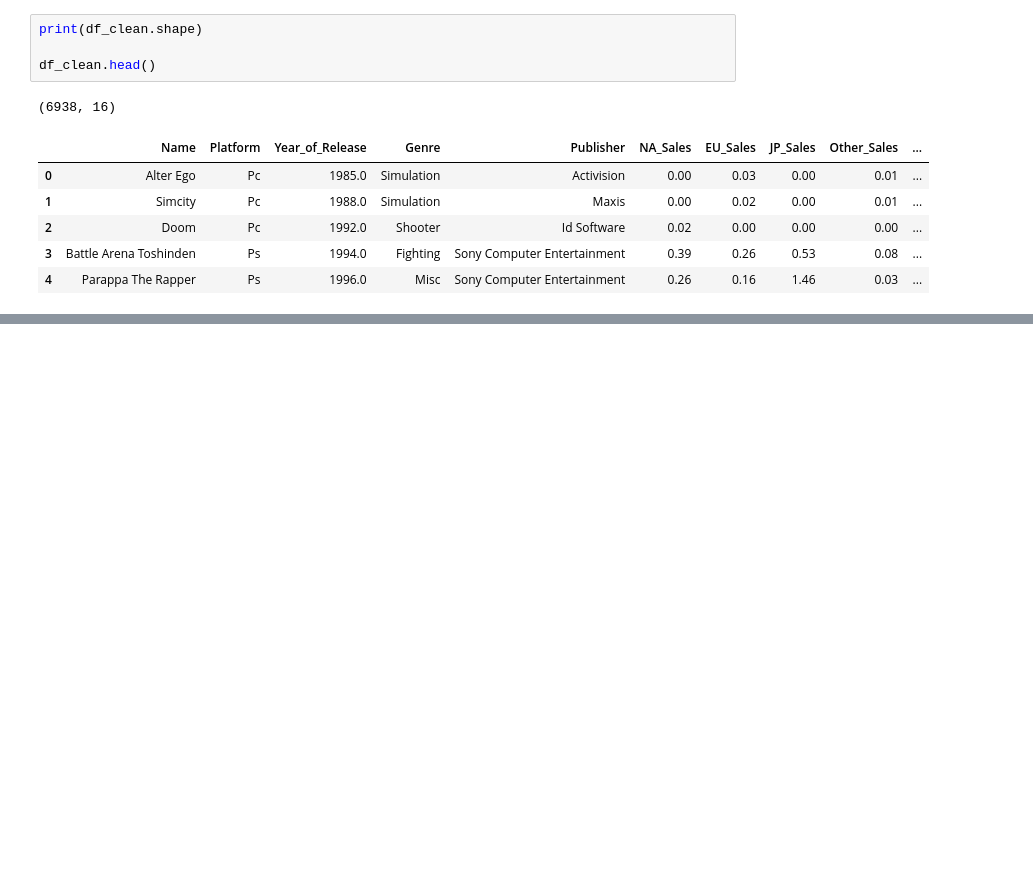
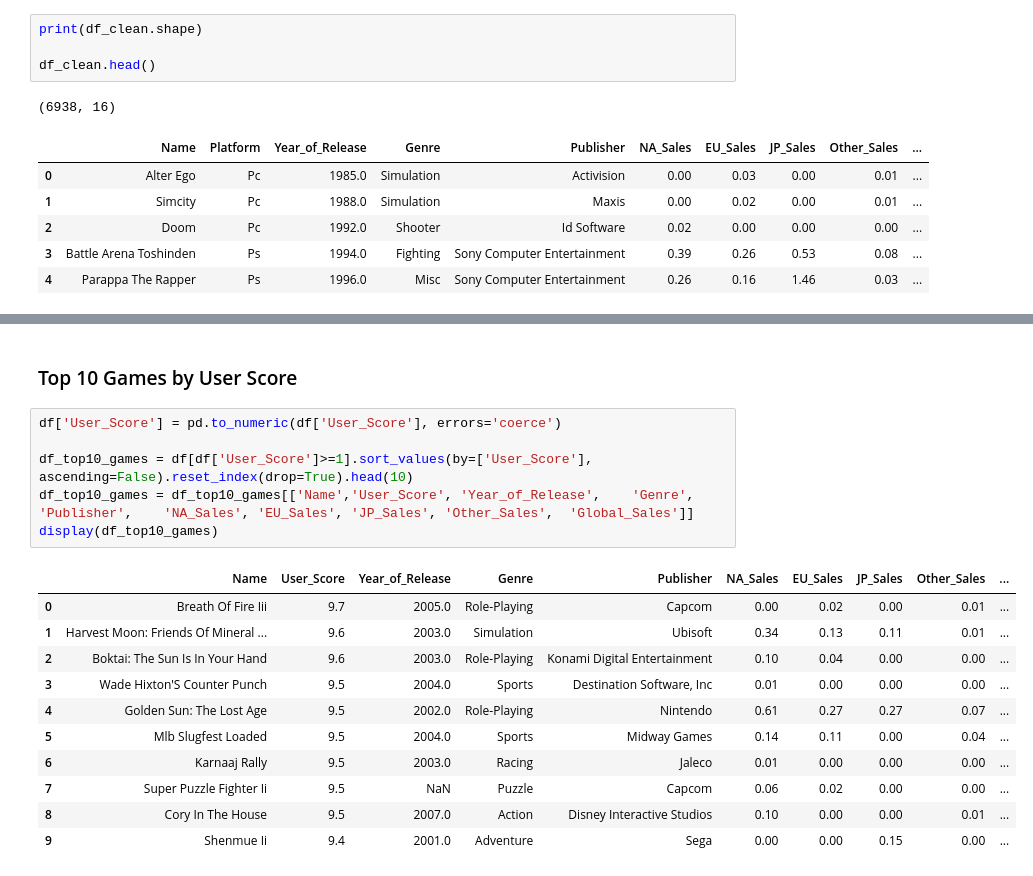
Before and after one commit to renan-peres/mfin-python-data-analysts, a Jupyter notebook: Final - Renan Peres.ipynb, the cells around one changed output, grey strips where cells are left out. Saved outputs shown, nothing was run; the diff lists cells and outputs as text; blank space fills up the shorter version.

```diff
--- a/Final - Renan Peres.ipynb
+++ b/Final - Renan Peres.ipynb
@@ -785,0 +581,20 @@ age_counts.plot(kind='bar')
+# %% [markdown]
+### Top 10 Games by User Score
+# %%
+df['User_Score'] = pd.to_numeric(df['User_Score'], errors='coerce')
+
+df_top10_games = df[df['User_Score']>=1].sort_values(by=['User_Score'], ascending=False).reset_index(drop=True).head(10)
+df_top10_games = df_top10_games[['Name','User_Score', 'Year_of_Release',	'Genre',	'Publisher',	'NA_Sales',	'EU_Sales',	'JP_Sales',	'Other_Sales',	'Global_Sales']]
+display(df_top10_games)
+# %% [output]
+|  | Name | User_Score | Year_of_Release | Genre | Publisher | NA_Sales | EU_Sales | JP_Sales | Other_Sales | ... |
+| 0 | Breath Of Fire Iii | 9.7 | 2005.0 | Role-Playing | Capcom | 0.00 | 0.02 | 0.00 | 0.01 | ... |
+| 1 | Harvest Moon: Friends Of Mineral ... | 9.6 | 2003.0 | Simulation | Ubisoft | 0.34 | 0.13 | 0.11 | 0.01 | ... |
+| 2 | Boktai: The Sun Is In Your Hand | 9.6 | 2003.0 | Role-Playing | Konami Digital Entertainment | 0.10 | 0.04 | 0.00 | 0.00 | ... |
+| 3 | Wade Hixton'S Counter Punch | 9.5 | 2004.0 | Sports | Destination Software, Inc | 0.01 | 0.00 | 0.00 | 0.00 | ... |
+| 4 | Golden Sun: The Lost Age | 9.5 | 2002.0 | Role-Playing | Nintendo | 0.61 | 0.27 | 0.27 | 0.07 | ... |
+| 5 | Mlb Slugfest Loaded | 9.5 | 2004.0 | Sports | Midway Games | 0.14 | 0.11 | 0.00 | 0.04 | ... |
+| 6 | Karnaaj Rally | 9.5 | 2003.0 | Racing | Jaleco | 0.01 | 0.00 | 0.00 | 0.00 | ... |
+| 7 | Super Puzzle Fighter Ii | 9.5 | NaN | Puzzle | Capcom | 0.06 | 0.02 | 0.00 | 0.00 | ... |
+| 8 | Cory In The House | 9.5 | 2007.0 | Action | Disney Interactive Studios | 0.10 | 0.00 | 0.00 | 0.01 | ... |
+| 9 | Shenmue Ii | 9.4 | 2001.0 | Adventure | Sega | 0.00 | 0.00 | 0.15 | 0.00 | ... |
```
Also changed, not shown: parts of 100 cells of this notebook.
